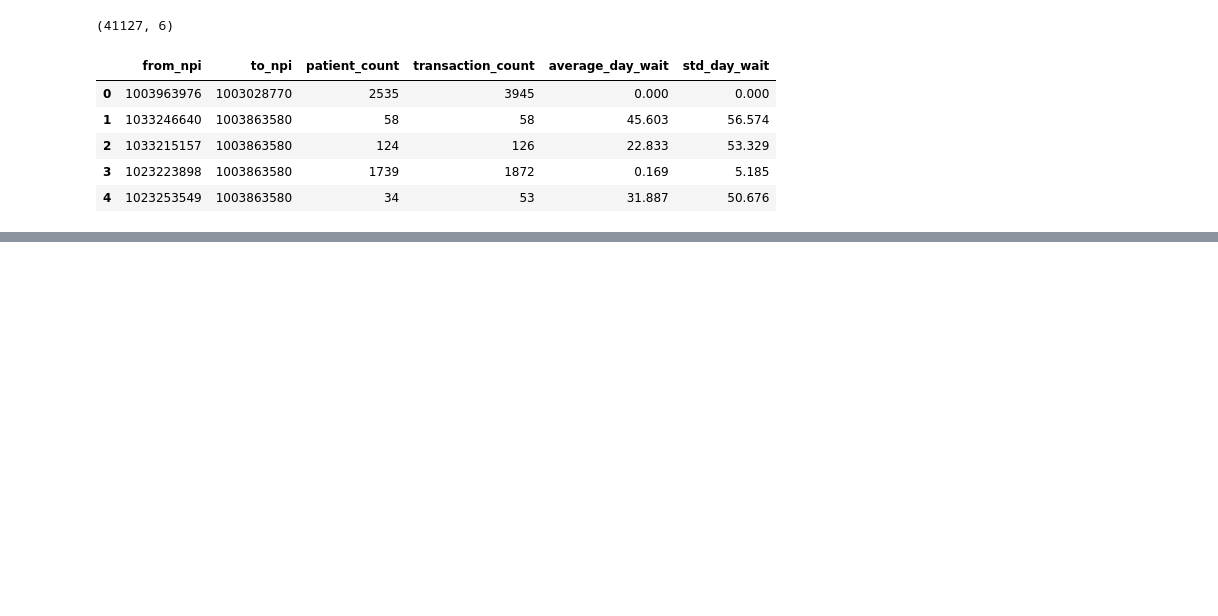
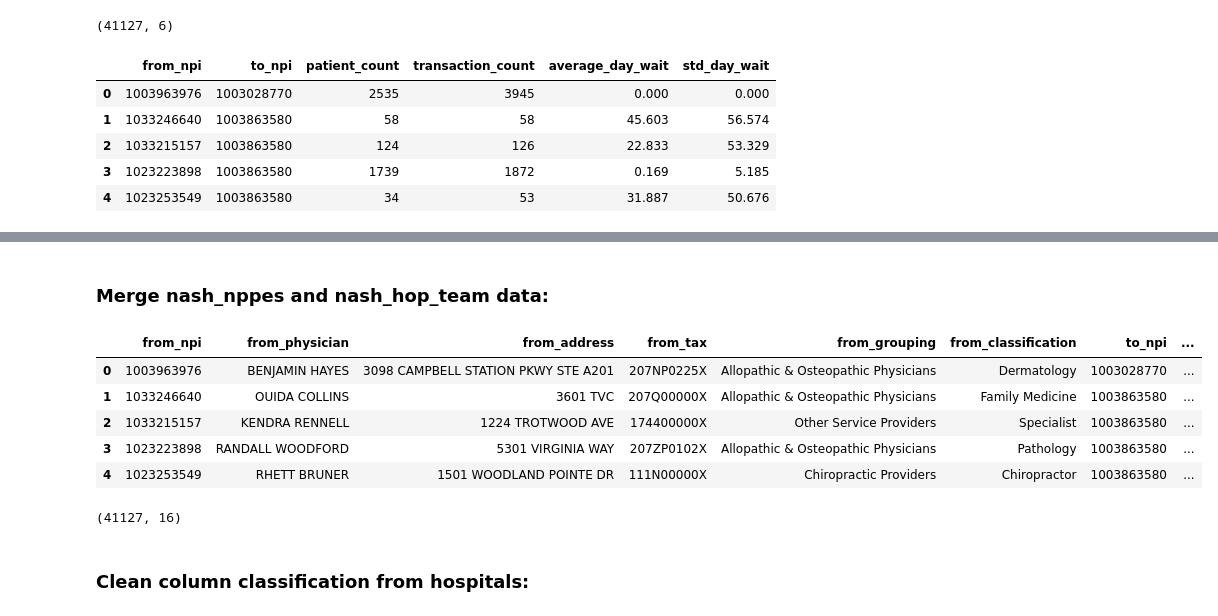
Before and after one commit to nss-data-science-cohort-4/hcbb_hop_team-aac_dog_moms, a Jupyter notebook: notebook/alg_hop_team_cleaning.ipynb, the cells around one changed output, grey strips where cells are left out. Cells and saved outputs as stored; diff of their text form; code cells hidden in the pictures; blank space fills up the shorter version.

Commit message:
final merge and init eda

```diff
--- a/notebook/alg_hop_team_cleaning.ipynb
+++ b/notebook/alg_hop_team_cleaning.ipynb
@@ -83,2 +80,52 @@ hop_team_hospital = hop_team_final[hop_team_final["entity_type_code"] == 2]
+# %% [markdown]
+### Merge nash_nppes and nash_hop_team data:
+# %%
+db = sqlite3.connect('../data/nppes_lite.sqlite') #reopen the connection
+
+query = """
+WITH provider AS(
+SELECT DISTINCT(npi), first_name || ' ' || last_name AS from_physician ,
+        address_1 AS from_address,
+        taxonomy_code AS from_tax,
+        grouping AS from_grouping,
+        classification AS from_classification
+FROM nash_nppes
+INNER JOIN nash_hop_team
+ON npi = from_npi
+),
+
+hospital AS(
+SELECT DISTINCT(npi),
+        org_name AS to_facility,
+        address_1 AS to_address,
+        taxonomy_code AS to_tax,
+        grouping AS to_grouping,
+        classification AS to_classification
+FROM nash_nppes
+INNER JOIN nash_hop_team
+ON npi = to_npi
+)
+
+SELECT from_npi, from_physician, from_address,from_tax, from_grouping, from_classification,
+       to_npi, to_facility, to_address, to_tax, to_grouping, to_classification,
+       patient_count, transaction_count, average_day_wait, std_day_wait
+
+FROM nash_hop_team
+INNER JOIN provider as p
+ON p.npi = from_npi
+INNER JOIN hospital as h
+ON h.npi = to_npi
+
+"""
+final = pd.read_sql(query,db)
+
+db.close()
 # %%
-hop_team_hospital.head()
+final.head()
+# %% [output]
+|  | from_npi | from_physician | from_address | from_tax | from_grouping | from_classification | to_npi | ... |
+| 0 | 1003963976 | BENJAMIN HAYES | 3098 CAMPBELL STATION PKWY STE A201 | 207NP0225X | Allopathic & Osteopathic Physicians | Dermatology | 1003028770 | ... |
+| 1 | 1033246640 | OUIDA COLLINS | 3601 TVC | 207Q00000X | Allopathic & Osteopathic Physicians | Family Medicine | 1003863580 | ... |
+| 2 | 1033215157 | KENDRA RENNELL | 1224 TROTWOOD AVE | 174400000X | Other Service Providers | Specialist | 1003863580 | ... |
+| 3 | 1023223898 | RANDALL WOODFORD | 5301 VIRGINIA WAY | 207ZP0102X | Allopathic & Osteopathic Physicians | Pathology | 1003863580 | ... |
+| 4 | 1023253549 | RHETT BRUNER | 1501 WOODLAND POINTE DR | 111N00000X | Chiropractic Providers | Chiropractor | 1003863580 | ... |
@@ -86,0 +132,4 @@ hop_team_hospital[hop_team_hospital["org_name"] == "VANDERBILT UNIVERSITY MEDICA
+# %%
+final.shape
+# %% [output]
+(41127, 16)
@@ -86,0 +143,2 @@ hop_team_hospital[hop_team_hospital["org_name"] == "VANDERBILT UNIVERSITY MEDICA
+# %% [markdown]
+### Clean column classification from hospitals:
```
Also changed, not shown: parts of 13 cells of this notebook, 1 other file.
